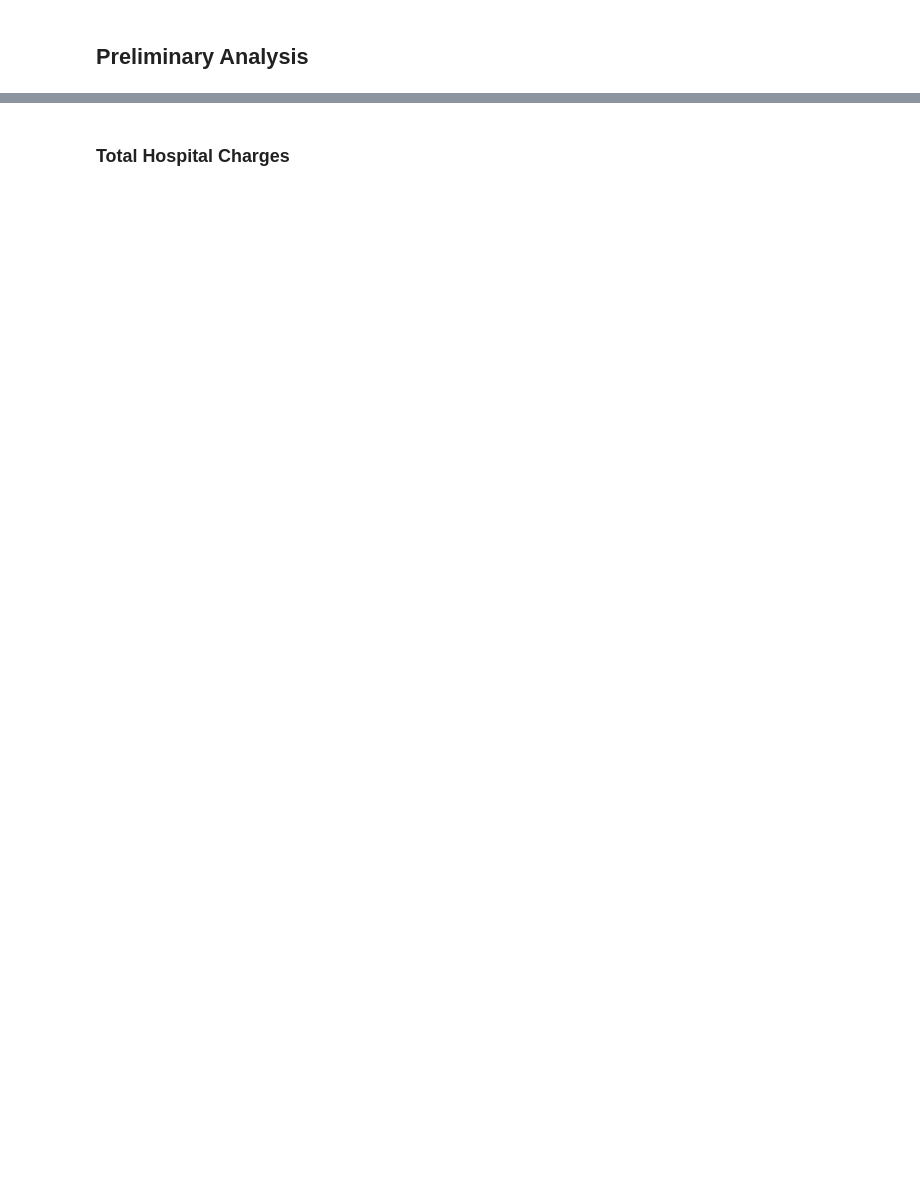
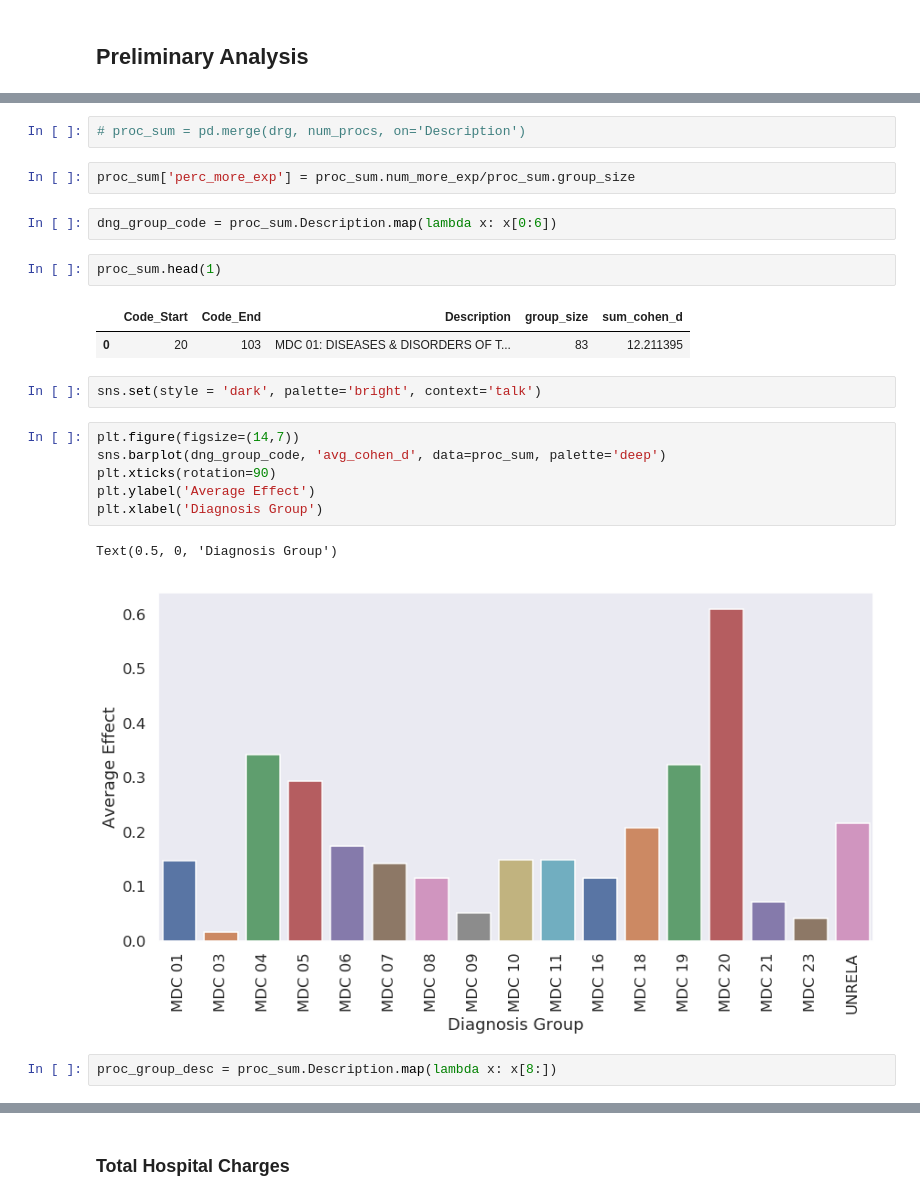
Before and after one commit to mrodzlgd/Mod3-Project-1, a Jupyter notebook: Working Notebook.ipynb, the cells around one changed output, grey strips where cells are left out. Cells and saved outputs as stored; diff of their text form; blank space fills up the shorter version.

```diff
--- a/Working Notebook.ipynb
+++ b/Working Notebook.ipynb
@@ -60,0 +233,24 @@ sum(clean_data.csi.isna())
+# %%
+# proc_sum = pd.merge(drg, num_procs, on='Description')
+# %%
+proc_sum['perc_more_exp'] = proc_sum.num_more_exp/proc_sum.group_size
+# %%
+dng_group_code = proc_sum.Description.map(lambda x: x[0:6])
+# %%
+proc_sum.head(1)
+# %% [output]
+|  | Code_Start | Code_End | Description | group_size | sum_cohen_d |
+| 0 | 20 | 103 | MDC 01: DISEASES & DISORDERS OF T... | 83 | 12.211395 |
+# %%
+sns.set(style = 'dark', palette='bright', context='talk')
+# %%
+plt.figure(figsize=(14,7))
+sns.barplot(dng_group_code, 'avg_cohen_d', data=proc_sum, palette='deep')
+plt.xticks(rotation=90)
+plt.ylabel('Average Effect')
+plt.xlabel('Diagnosis Group')
+# %% [output]
+Text(0.5, 0, 'Diagnosis Group')
+[figure, added]
+# %%
+proc_group_desc = proc_sum.Description.map(lambda x: x[8:])
```
Also changed, not shown: parts of 46 cells of this notebook, 5 other files.
